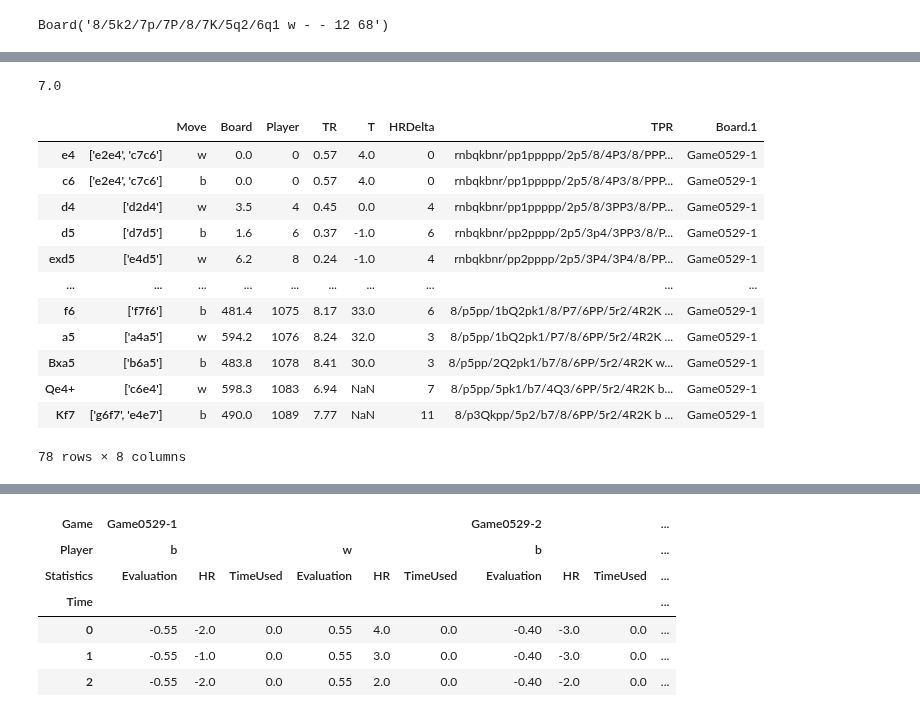
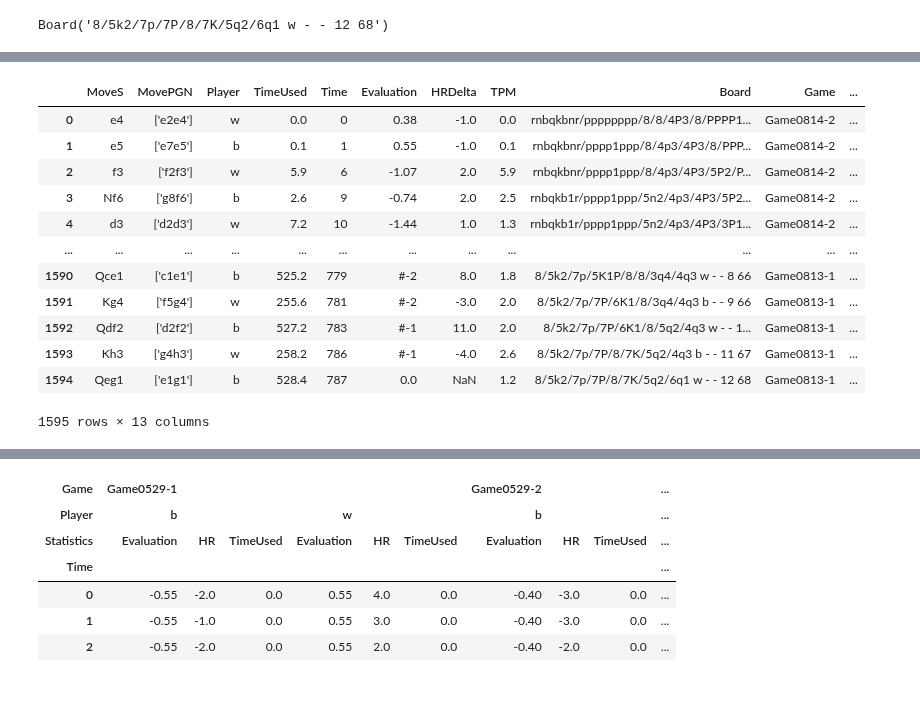
Before and after one commit to tommdim/statistics-101, a Jupyter notebook: project/src/main.ipynb, the cells around one changed output, grey strips where cells are left out. Drawn from its saved outputs; the diff is of its cells as text; code cells hidden in the pictures.

```diff
--- a/project/src/main.ipynb
+++ b/project/src/main.ipynb
@@ -679,21 +713,17 @@ for root,dirs, files in os.walk("games"):
-# %%
-df["Game0816-7"]["w"]["HR"][1188]
-# %% [output]
-7.0
 # %%
-df = pd.read_csv("ex.csv")
+df = pd.read_csv("mosse.csv")
 df
 # %% [output]
-|  |  | Move | Board | Player | TR | T | HRDelta | TPR | Board.1 |
-| e4 | ['e2e4', 'c7c6'] | w | 0.0 | 0 | 0.57 | 4.0 | 0 | rnbqkbnr/pp1ppppp/2p5/8/4P3/8/PPP... | Game0529-1 |
-| c6 | ['e2e4', 'c7c6'] | b | 0.0 | 0 | 0.57 | 4.0 | 0 | rnbqkbnr/pp1ppppp/2p5/8/4P3/8/PPP... | Game0529-1 |
-| d4 | ['d2d4'] | w | 3.5 | 4 | 0.45 | 0.0 | 4 | rnbqkbnr/pp1ppppp/2p5/8/3PP3/8/PP... | Game0529-1 |
-| d5 | ['d7d5'] | b | 1.6 | 6 | 0.37 | -1.0 | 6 | rnbqkbnr/pp2pppp/2p5/3p4/3PP3/8/P... | Game0529-1 |
-| exd5 | ['e4d5'] | w | 6.2 | 8 | 0.24 | -1.0 | 4 | rnbqkbnr/pp2pppp/2p5/3P4/3P4/8/PP... | Game0529-1 |
-| ... | ... | ... | ... | ... | ... | ... | ... | ... | ... |
-| f6 | ['f7f6'] | b | 481.4 | 1075 | 8.17 | 33.0 | 6 | 8/p5pp/1bQ2pk1/8/P7/6PP/5r2/4R2K ... | Game0529-1 |
-| a5 | ['a4a5'] | w | 594.2 | 1076 | 8.24 | 32.0 | 3 | 8/p5pp/1bQ2pk1/P7/8/6PP/5r2/4R2K ... | Game0529-1 |
-| Bxa5 | ['b6a5'] | b | 483.8 | 1078 | 8.41 | 30.0 | 3 | 8/p5pp/2Q2pk1/b7/8/6PP/5r2/4R2K w... | Game0529-1 |
-| Qe4+ | ['c6e4'] | w | 598.3 | 1083 | 6.94 | NaN | 7 | 8/p5pp/5pk1/b7/4Q3/6PP/5r2/4R2K b... | Game0529-1 |
-| Kf7 | ['g6f7', 'e4e7'] | b | 490.0 | 1089 | 7.77 | NaN | 11 | 8/p3Qkpp/5p2/b7/8/6PP/5r2/4R2K b ... | Game0529-1 |
+|  | MoveS | MovePGN | Player | TimeUsed | Time | Evaluation | HRDelta | TPM | Board | Game | ... |
+| 0 | e4 | ['e2e4'] | w | 0.0 | 0 | 0.38 | -1.0 | 0.0 | rnbqkbnr/pppppppp/8/8/4P3/8/PPPP1... | Game0814-2 | ... |
+| 1 | e5 | ['e7e5'] | b | 0.1 | 1 | 0.55 | -1.0 | 0.1 | rnbqkbnr/pppp1ppp/8/4p3/4P3/8/PPP... | Game0814-2 | ... |
+| 2 | f3 | ['f2f3'] | w | 5.9 | 6 | -1.07 | 2.0 | 5.9 | rnbqkbnr/pppp1ppp/8/4p3/4P3/5P2/P... | Game0814-2 | ... |
+| 3 | Nf6 | ['g8f6'] | b | 2.6 | 9 | -0.74 | 2.0 | 2.5 | rnbqkb1r/pppp1ppp/5n2/4p3/4P3/5P2... | Game0814-2 | ... |
+| 4 | d3 | ['d2d3'] | w | 7.2 | 10 | -1.44 | 1.0 | 1.3 | rnbqkb1r/pppp1ppp/5n2/4p3/4P3/3P1... | Game0814-2 | ... |
+| ... | ... | ... | ... | ... | ... | ... | ... | ... | ... | ... | ... |
+| 1590 | Qce1 | ['c1e1'] | b | 525.2 | 779 | #-2 | 8.0 | 1.8 | 8/5k2/7p/5K1P/8/8/3q4/4q3 w - - 8 66 | Game0813-1 | ... |
+| 1591 | Kg4 | ['f5g4'] | w | 255.6 | 781 | #-2 | -3.0 | 2.0 | 8/5k2/7p/7P/6K1/8/3q4/4q3 b - - 9 66 | Game0813-1 | ... |
+| 1592 | Qdf2 | ['d2f2'] | b | 527.2 | 783 | #-1 | 11.0 | 2.0 | 8/5k2/7p/7P/6K1/8/5q2/4q3 w - - 1... | Game0813-1 | ... |
+| 1593 | Kh3 | ['g4h3'] | w | 258.2 | 786 | #-1 | -4.0 | 2.6 | 8/5k2/7p/7P/8/7K/5q2/4q3 b - - 11 67 | Game0813-1 | ... |
+| 1594 | Qeg1 | ['e1g1'] | b | 528.4 | 787 | 0.0 | NaN | 1.2 | 8/5k2/7p/7P/8/7K/5q2/6q1 w - - 12 68 | Game0813-1 | ... |
-78 rows × 8 columns
+1595 rows × 13 columns
```
Also changed, not shown: parts of 16 cells of this notebook, 3 other files.
